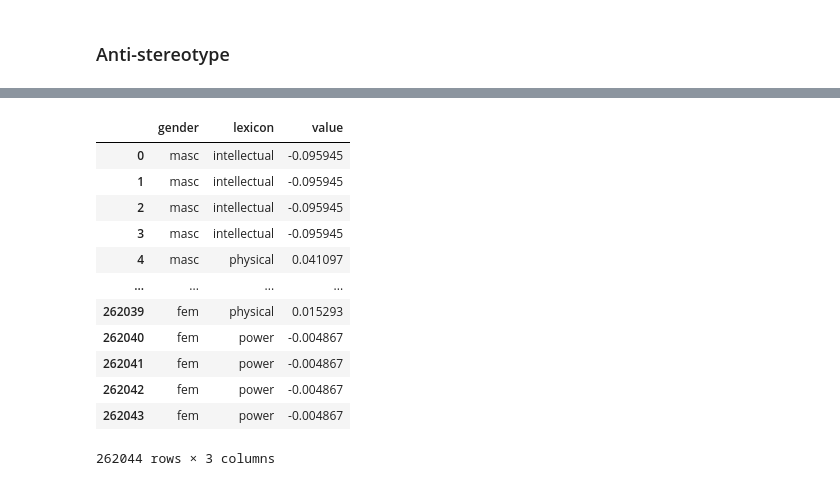
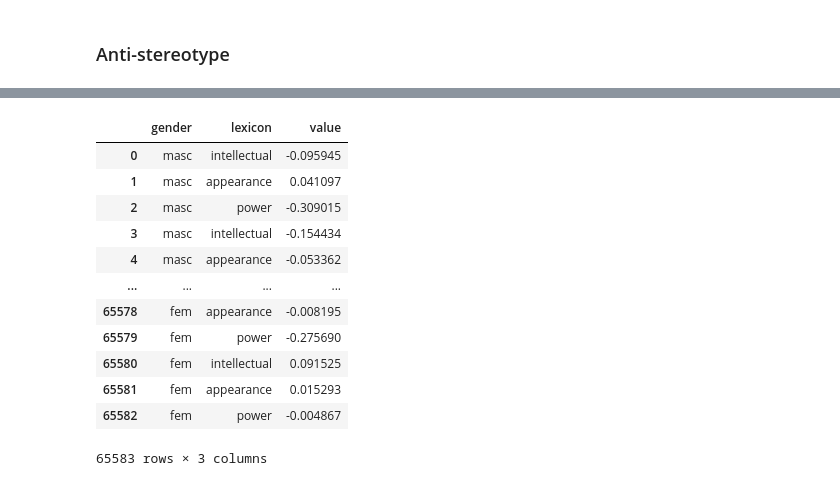
Before and after one commit to lucy3/gpt3_gender, a Jupyter notebook: code/character_viz.ipynb, the cells around one changed output, grey strips where cells are left out. Drawn from its saved outputs; the diff is of its cells as text; code cells hidden in the pictures.

```diff
--- a/code/character_viz.ipynb
+++ b/code/character_viz.ipynb
@@ -1003,5 +1164,5 @@ mixed pronouns intellectual  0.042784     160  0.103240  0.058782  0.026787
 # %% [markdown]
 ### Original books
 # %%
-d = get_lexicon_dict(LOGS + 'orig_adj_noun/')
+orig_d = get_lexicon_dict(LOGS + 'orig_adj_noun/')
 # %%
@@ -1133,27 +1264,25 @@ def get_anti_stereotype_prompts(prompt_design_verbs, verb_type, genpath):
                 hw = contents[5]
                 storyid = contents[7]
                 gender = contents[8]
+                if gender == 'mixed pronouns' or gender == 'other (name)':
+                    gender = 'other'
                 if (title, storyid) not in title_storyidx:
                     continue
                 if deprel == 'amod':
                     keyword = w
                 elif deprel == 'nsubj':
                     keyword = hw
-                for k in lexicon_d:
-                    if keyword in intellect_scores:
-                        d['gender'].append(gender)
-                        d['lexicon'].append('intellectual')
-                        d['value'].append(intellect_scores[keyword])
-                for k in lexicon_d:
-                    if keyword in physical_scores:
-                        d['gender'].append(gender)
-                        d['lexicon'].append('physical')
-                        d['value'].append(physical_scores[keyword])
-                for k in lexicon_d:
-                    if keyword in strength_scores:
-                        d['gender'].append(gender)
-                        d['lexicon'].append('power')
-                        d['value'].append(strength_scores[keyword])
+                d['gender'].append(gender)
+                d['lexicon'].append('intellectual')
+                d['value'].append(intellect_scores[keyword])
+
+                d['gender'].append(gender)
+                d['lexicon'].append('appearance')
+                d['value'].append(physical_scores[keyword])
+
+                d['gender'].append(gender)
+                d['lexicon'].append('power')
+                d['value'].append(strength_scores[keyword])
     return d
 # %%
 with open(LOGS + 'prompt_design_verbs.json', 'r') as infile:
@@ -1209,19 +1335,19 @@ other (name)   intellectual  0.002316    7312  0.109842  0.004834 -0.000201
 # %%
-gen_d = get_anti_stereotype_prompts(prompt_design_verbs, 'cognitive', LOGS + 'generated_adj_noun/')
-gen_df = pd.DataFrame.from_dict(gen_d)
-gen_df
+int_d = get_anti_stereotype_prompts(prompt_design_verbs, 'cognitive', LOGS + 'generated_adj_noun/')
+int_df = pd.DataFrame.from_dict(int_d)
+int_df
 # %% [output]
 |  | gender | lexicon | value |
 | 0 | masc | intellectual | -0.095945 |
-| 1 | masc | intellectual | -0.095945 |
-| 2 | masc | intellectual | -0.095945 |
-| 3 | masc | intellectual | -0.095945 |
-| 4 | masc | physical | 0.041097 |
+| 1 | masc | appearance | 0.041097 |
+| 2 | masc | power | -0.309015 |
+| 3 | masc | intellectual | -0.154434 |
+| 4 | masc | appearance | -0.053362 |
 | ... | ... | ... | ... |
-| 262039 | fem | physical | 0.015293 |
-| 262040 | fem | power | -0.004867 |
-| 262041 | fem | power | -0.004867 |
-| 262042 | fem | power | -0.004867 |
-| 262043 | fem | power | -0.004867 |
+| 65578 | fem | appearance | -0.008195 |
+| 65579 | fem | power | -0.275690 |
+| 65580 | fem | intellectual | 0.091525 |
+| 65581 | fem | appearance | 0.015293 |
+| 65582 | fem | power | -0.004867 |
-262044 rows × 3 columns
+65583 rows × 3 columns
 # %%
```
Also changed, not shown: parts of 37 cells of this notebook, 2 other files.
